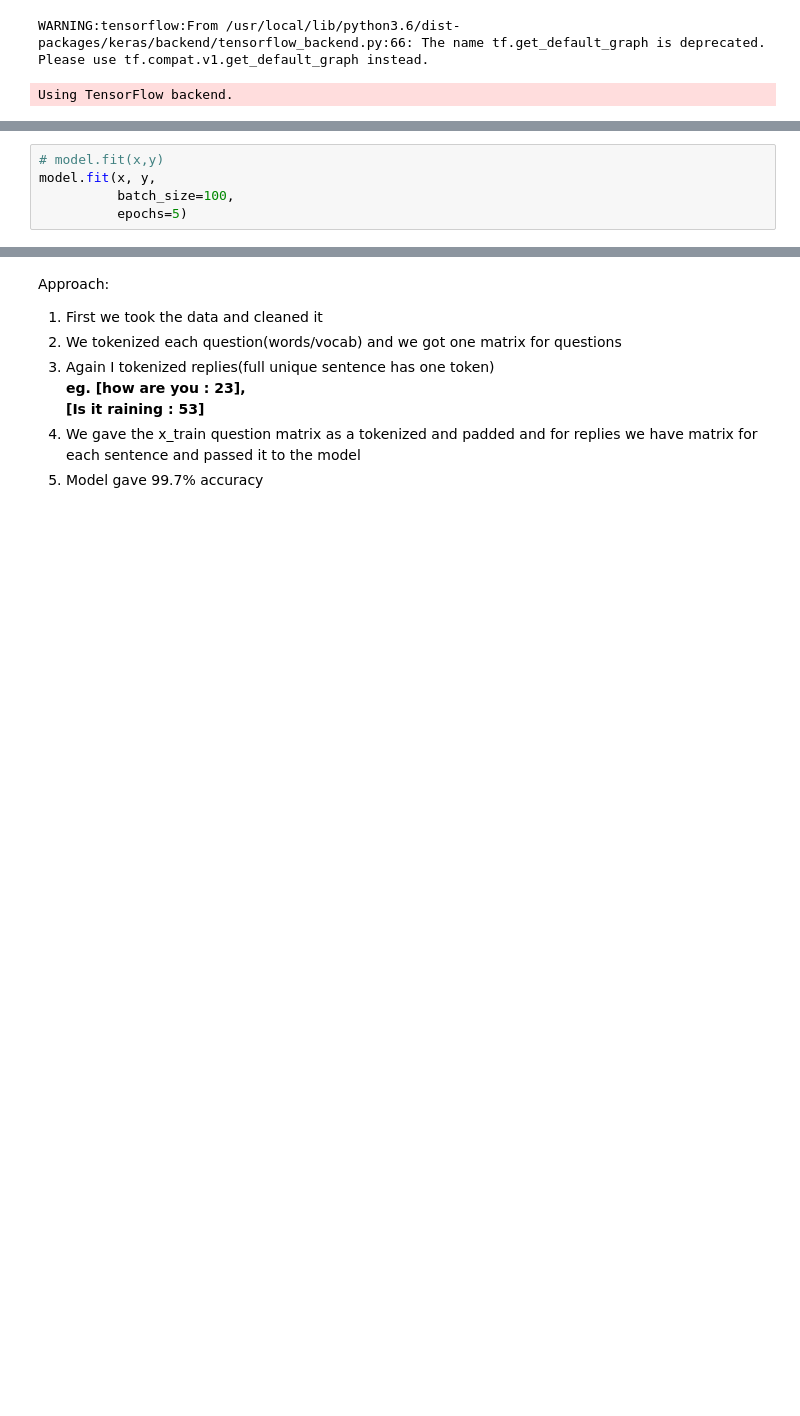
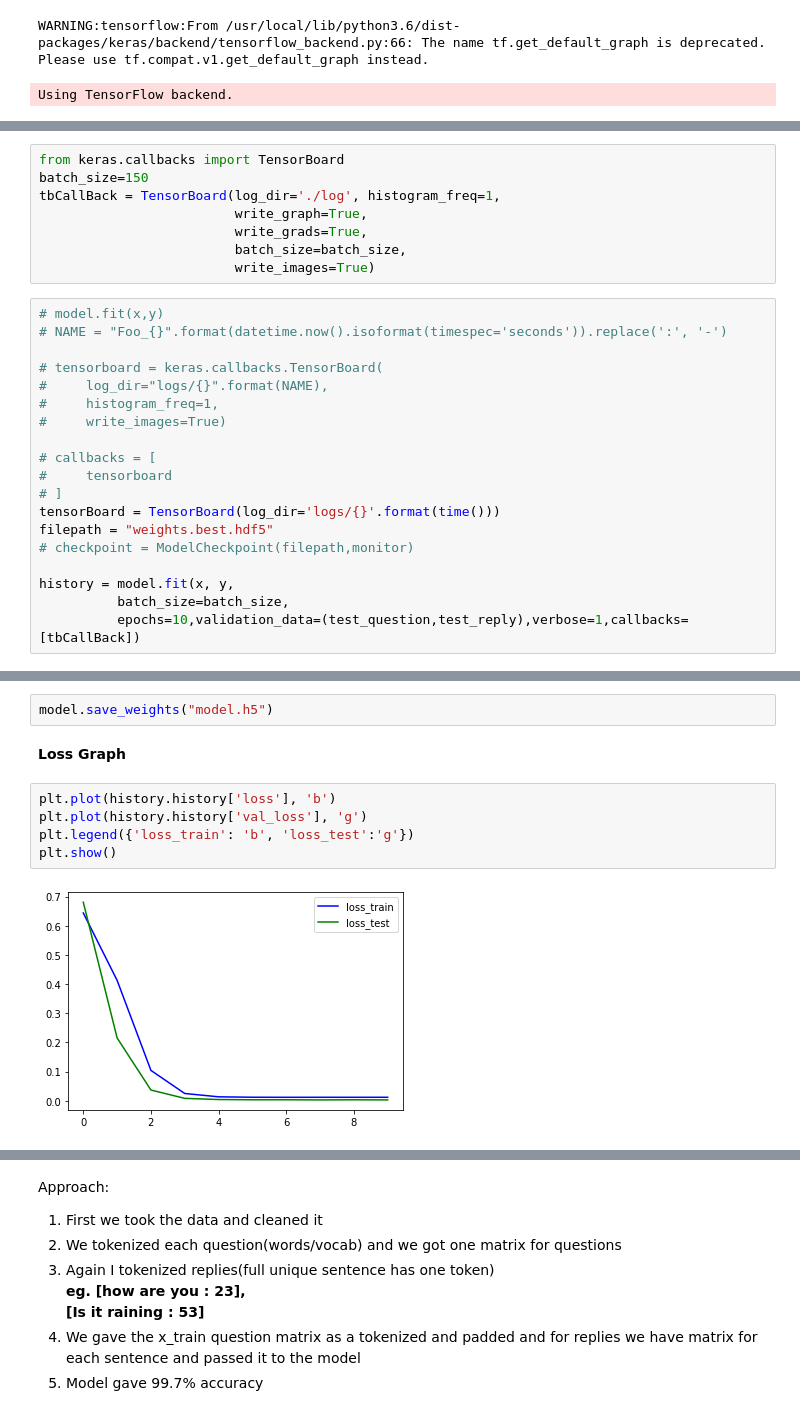
Before and after one commit to yatindma/Automated-Response-Suggestion-for-Email, a Jupyter notebook: Smart_email_reply_suggestion.ipynb, the cells around one changed output, grey strips where cells are left out. Saved outputs shown, nothing was run; the diff lists cells and outputs as text; blank space fills up the shorter version.

```diff
--- a/Smart_email_reply_suggestion.ipynb
+++ b/Smart_email_reply_suggestion.ipynb
@@ -305,5 +373,0 @@ x,y = generate_batch(x_train,y_train,len(x_train))
-# %%
-# model.fit(x,y)
-model.fit(x, y,
-          batch_size=100,
-          epochs=5)
@@ -321,0 +408,27 @@ Epoch 5/5
+# %%
+from keras.callbacks import TensorBoard
+batch_size=150
+tbCallBack = TensorBoard(log_dir='./log', histogram_freq=1,
+                         write_graph=True,
+                         write_grads=True,
+                         batch_size=batch_size,
+                         write_images=True)
+# %%
+# model.fit(x,y)
+# NAME = "Foo_{}".format(datetime.now().isoformat(timespec='seconds')).replace(':', '-')
+
+# tensorboard = keras.callbacks.TensorBoard(
+#     log_dir="logs/{}".format(NAME),
+#     histogram_freq=1,
+#     write_images=True)
+
+# callbacks = [
+#     tensorboard
+# ]
+tensorBoard = TensorBoard(log_dir='logs/{}'.format(time()))
+filepath = "weights.best.hdf5"
+# checkpoint = ModelCheckpoint(filepath,monitor)
+
+history = model.fit(x, y,
+          batch_size=batch_size,
+          epochs=10,validation_data=(test_question,test_reply),verbose=1,callbacks=[tbCallBack])
@@ -322 +453,12 @@ Epoch 5/5
+# %%
+model.save_weights("model.h5")
+# %% [markdown]
+**Loss Graph**
+# %%
+plt.plot(history.history['loss'], 'b')
+plt.plot(history.history['val_loss'], 'g')
+plt.legend({'loss_train': 'b', 'loss_test':'g'})
+plt.show()
+# %% [output]
+[figure, added]
 # %%
```
Also changed, not shown: parts of 43 cells of this notebook.
